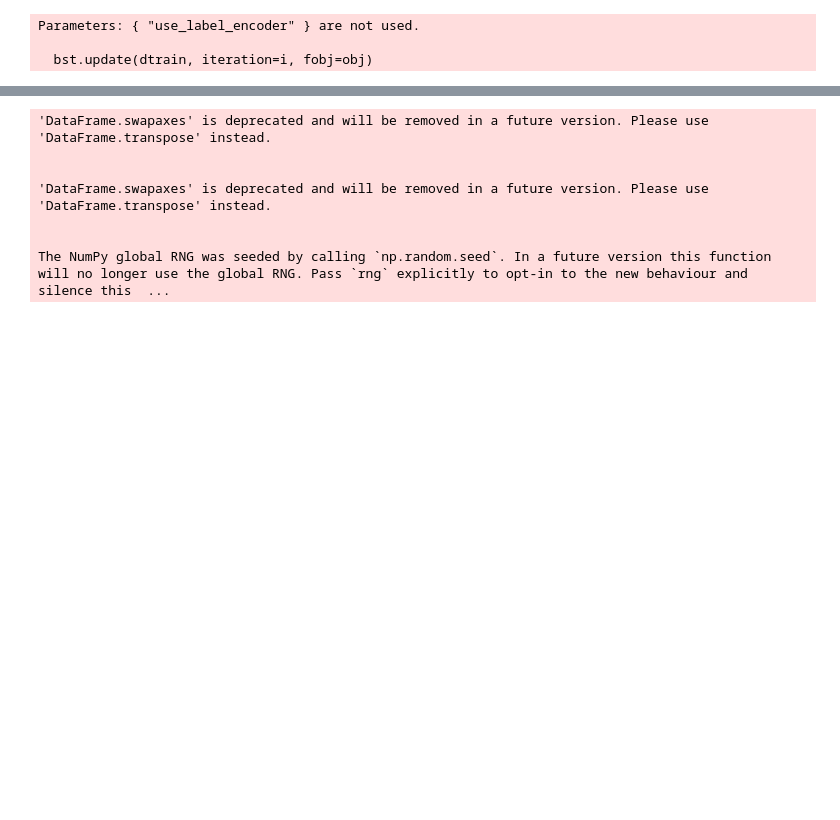
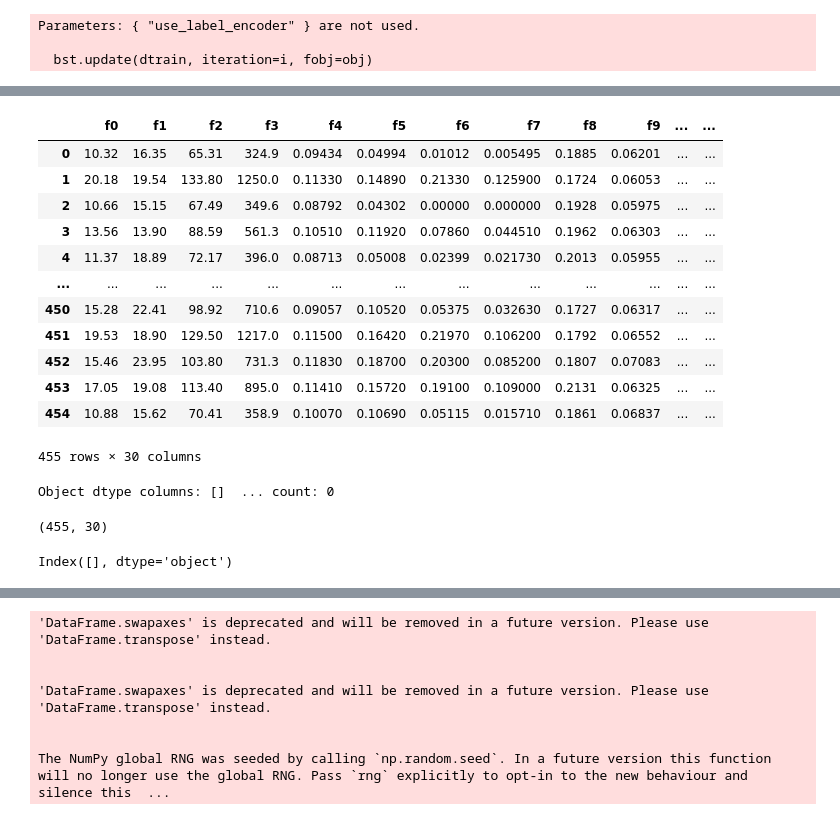
Before and after one commit to Aparasa23/modelXAI, a Jupyter notebook: test.ipynb, the cells around one changed output, grey strips where cells are left out. Saved outputs shown, nothing was run; the diff lists cells and outputs as text; code cells hidden in the pictures; blank space fills up the shorter version.

```diff
--- a/test.ipynb
+++ b/test.ipynb
@@ -1875,0 +1970,46 @@ Parameters: { "use_label_encoder" } are not used.
+# %%
+import pandas as pd
+import numpy as np
+
+# If you have the training dataframe columns available:
+feature_names = list(X_train.columns) if isinstance(X_train, pd.DataFrame) else None
+
+def to_df(X, feature_names=None):
+    if isinstance(X, pd.DataFrame):
+        return X
+    X = np.asarray(X)
+    if feature_names is None:
+        feature_names = [f"f{i}" for i in range(X.shape[1])]
+    return pd.DataFrame(X, columns=feature_names)
+
+X_train_df = to_df(X_train, feature_names=feature_names)
+X_test_df  = to_df(X_test,  feature_names=feature_names or X_train_df.columns.tolist())
+# %%
+X_train_df
+# %% [output]
+|  | f0 | f1 | f2 | f3 | f4 | f5 | f6 | f7 | f8 | f9 | ... | ... |
+| 0 | 10.32 | 16.35 | 65.31 | 324.9 | 0.09434 | 0.04994 | 0.01012 | 0.005495 | 0.1885 | 0.06201 | ... | ... |
+| 1 | 20.18 | 19.54 | 133.80 | 1250.0 | 0.11330 | 0.14890 | 0.21330 | 0.125900 | 0.1724 | 0.06053 | ... | ... |
+| 2 | 10.66 | 15.15 | 67.49 | 349.6 | 0.08792 | 0.04302 | 0.00000 | 0.000000 | 0.1928 | 0.05975 | ... | ... |
+| 3 | 13.56 | 13.90 | 88.59 | 561.3 | 0.10510 | 0.11920 | 0.07860 | 0.044510 | 0.1962 | 0.06303 | ... | ... |
+| 4 | 11.37 | 18.89 | 72.17 | 396.0 | 0.08713 | 0.05008 | 0.02399 | 0.021730 | 0.2013 | 0.05955 | ... | ... |
+| ... | ... | ... | ... | ... | ... | ... | ... | ... | ... | ... | ... | ... |
+| 450 | 15.28 | 22.41 | 98.92 | 710.6 | 0.09057 | 0.10520 | 0.05375 | 0.032630 | 0.1727 | 0.06317 | ... | ... |
+| 451 | 19.53 | 18.90 | 129.50 | 1217.0 | 0.11500 | 0.16420 | 0.21970 | 0.106200 | 0.1792 | 0.06552 | ... | ... |
+| 452 | 15.46 | 23.95 | 103.80 | 731.3 | 0.11830 | 0.18700 | 0.20300 | 0.085200 | 0.1807 | 0.07083 | ... | ... |
+| 453 | 17.05 | 19.08 | 113.40 | 895.0 | 0.11410 | 0.15720 | 0.19100 | 0.109000 | 0.2131 | 0.06325 | ... | ... |
+| 454 | 10.88 | 15.62 | 70.41 | 358.9 | 0.10070 | 0.10690 | 0.05115 | 0.015710 | 0.1861 | 0.06837 | ... | ... |
+455 rows × 30 columns
+# %%
+bad_obj = [c for c in X_test_df.columns if X_test_df[c].dtype == "object"]
+print("Object dtype columns:", bad_obj[:30], " ... count:", len(bad_obj))
+# %% [output]
+Object dtype columns: []  ... count: 0
+# %%
+X_train_df.shape
+# %% [output]
+(455, 30)
+# %%
+X_train_df.select_dtypes(exclude='number').columns
+# %% [output]
+Index([], dtype='object')
```
Also changed, not shown: parts of 10 cells of this notebook, 15 other files.
